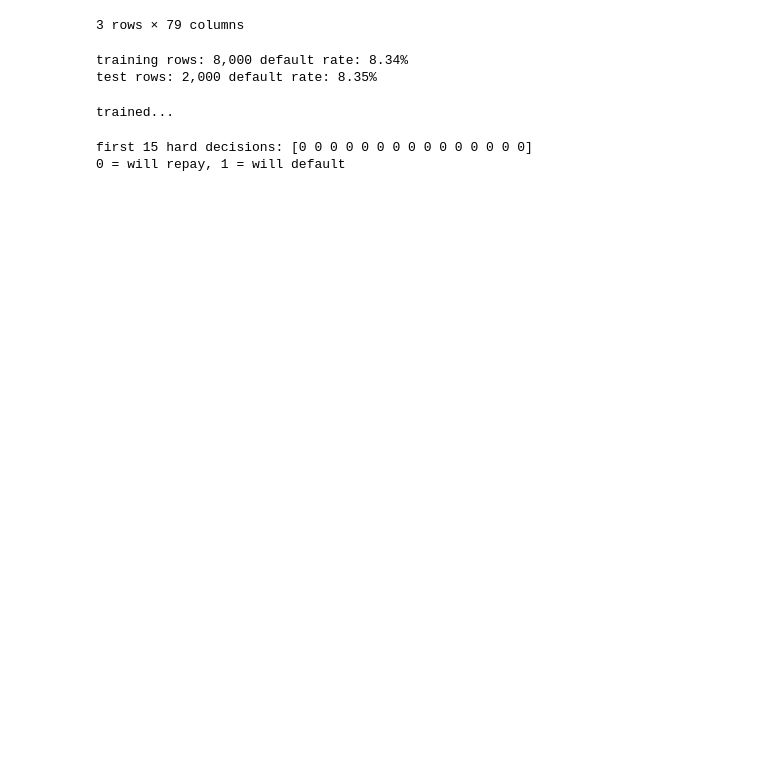
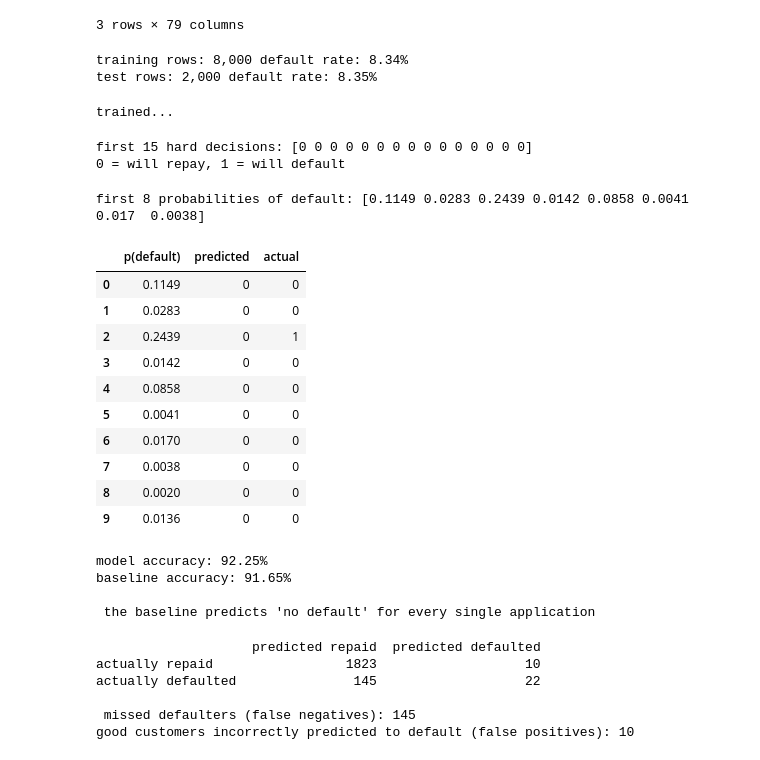
Before and after one commit to jhraihan/Ai_engineering_bootcamp, a Jupyter notebook: intro1.ipynb, the cells around one changed output. Drawn from its saved outputs; the diff is of its cells as text; code cells hidden in the pictures; blank space fills up the shorter version.

```diff
--- a/intro1.ipynb
+++ b/intro1.ipynb
@@ -203,3 +203,58 @@ print('0 = will repay, 1 = will default')
 # %% [output]
 first 15 hard decisions: [0 0 0 0 0 0 0 0 0 0 0 0 0 0 0]
 0 = will repay, 1 = will default
+# %%
+probabilities = model.predict_proba(x_test)[:, 1]
+print('first 8 probabilities of default:', np.round(probabilities[:8], 4))
+# %% [output]
+first 8 probabilities of default: [0.1149 0.0283 0.2439 0.0142 0.0858 0.0041 0.017  0.0038]
+# %%
+pd.DataFrame({
+    'p(default)': probabilities[:10].round(4),
+    'predicted' : predictions[:10],
+    'actual': y_test.values[:10]
+})
+# %% [output]
+|  | p(default) | predicted | actual |
+| 0 | 0.1149 | 0 | 0 |
+| 1 | 0.0283 | 0 | 0 |
+| 2 | 0.2439 | 0 | 1 |
+| 3 | 0.0142 | 0 | 0 |
+| 4 | 0.0858 | 0 | 0 |
+| 5 | 0.0041 | 0 | 0 |
+| 6 | 0.0170 | 0 | 0 |
+| 7 | 0.0038 | 0 | 0 |
+| 8 | 0.0020 | 0 | 0 |
+| 9 | 0.0136 | 0 | 0 |
+# %%
+from sklearn.dummy import DummyClassifier
+from sklearn.metrics import accuracy_score
+
+baseline = DummyClassifier(strategy='most_frequent').fit(x_train, y_train)
+print(f'model accuracy: {accuracy_score(y_test, predictions):.2%}')
+print(f'baseline accuracy: {accuracy_score(y_test, baseline.predict(x_test)):.2%}')
+print("\n the baseline predicts 'no default' for every single application ")
+# %% [output]
+model accuracy: 92.25%
+baseline accuracy: 91.65%
+
+ the baseline predicts 'no default' for every single application
+# %%
+from sklearn.metrics import classification_report, confusion_matrix
+
+cm = confusion_matrix(y_test, predictions)
+tn, fp, fn, tp = cm.ravel()
+
+print(pd.DataFrame(cm,
+                   index=['actually repaid', 'actually defaulted'],
+                   columns=['predicted repaid', 'predicted defaulted']))
+
+print(f"\n missed defaulters (false negatives): {fn}")
+print(f'good customers incorrectly predicted to default (false positives): {fp}')
+# %% [output]
+                    predicted repaid  predicted defaulted
+actually repaid                 1823                   10
+actually defaulted               145                   22
+
+ missed defaulters (false negatives): 145
+good customers incorrectly predicted to default (false positives): 10
```
Also changed, not shown: parts of 1 cell of this notebook.
